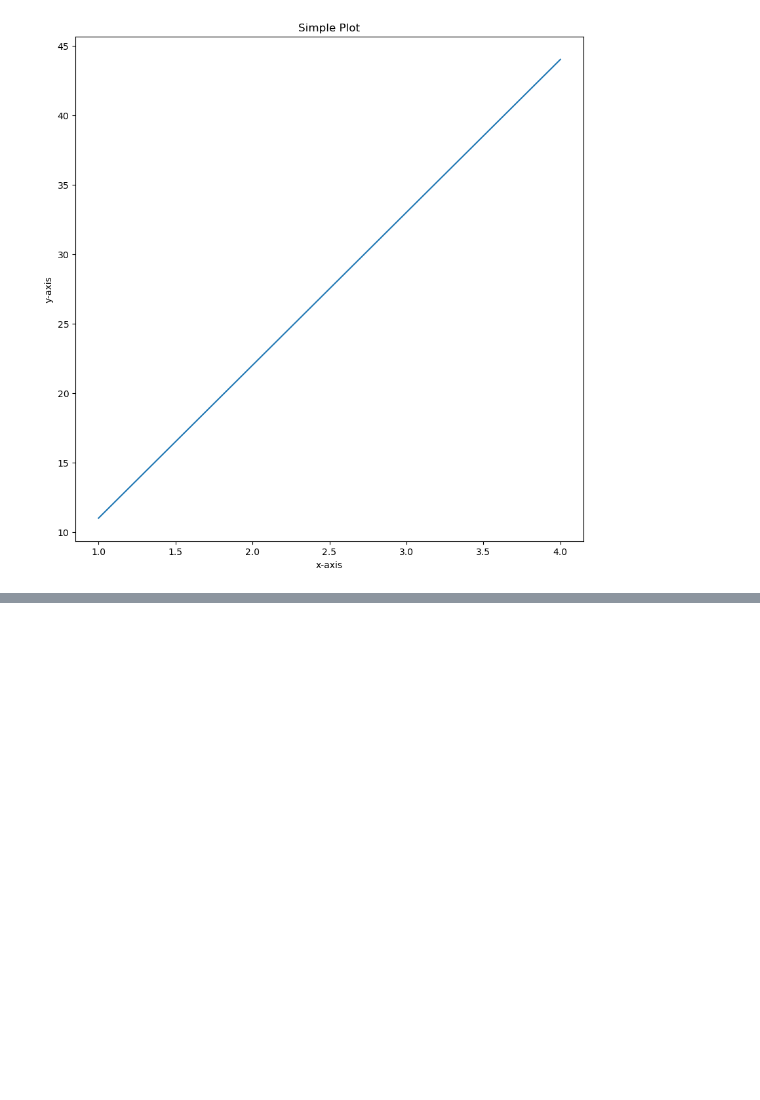
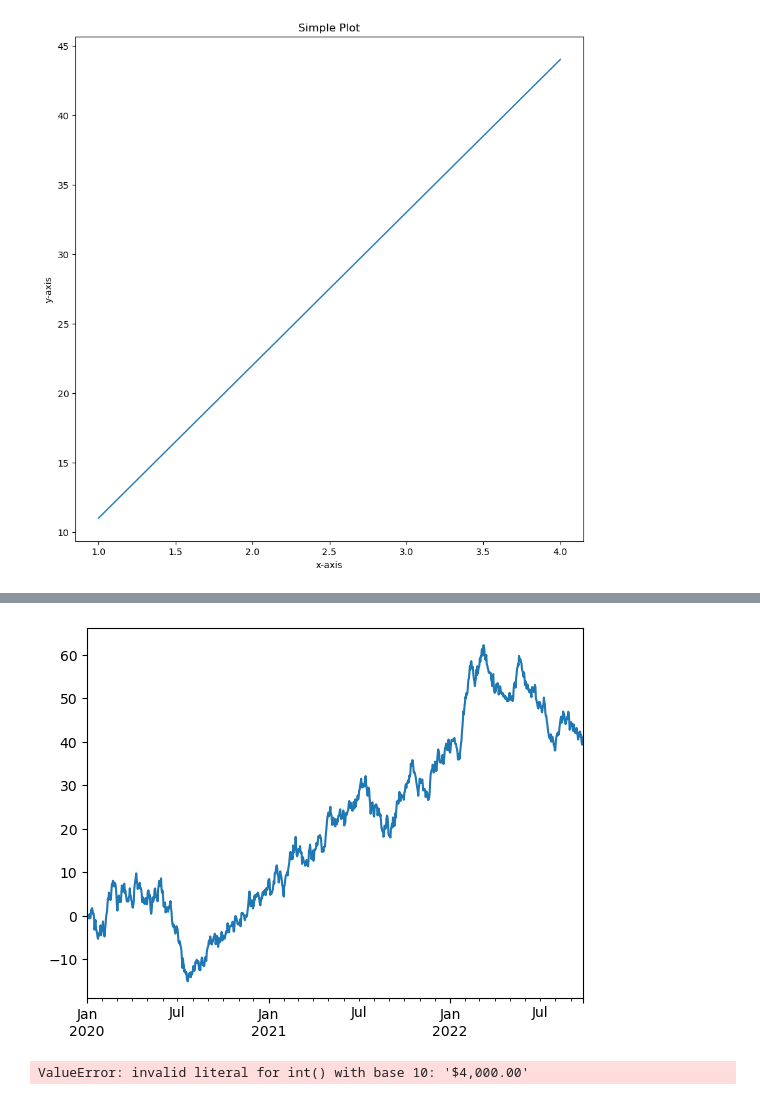
Before and after one commit to soumya0424/AI-ML, a Jupyter notebook: Matplotlib.ipynb, the cells around one changed output, grey strips where cells are left out. Saved outputs shown, nothing was run; the diff lists cells and outputs as text; code cells hidden in the pictures; blank space fills up the shorter version.

```diff
--- a/Matplotlib.ipynb
+++ b/Matplotlib.ipynb
@@ -144,0 +186,5 @@ ax4.hist(np.random.random)
+# %%
+ts = pd.Series(np.random.randn(1000) ,
+               index=pd.date_range("1/1/2020", periods=1000))
+ts = ts.cumsum()
+ts
@@ -144,0 +204,12 @@ ax4.hist(np.random.random)
+# %%
+ts.plot();
+# %% [output]
+[figure, added]
+# %%
+# Reassign price column to int
+car_sales["Price"] = car_sales["Price"].astype(int)
+
+# Plot scatter plot with price column as numeric
+car_sales.plot(x="Odometer (KM)", y="Price", kind="scatter");
+# %% [output]
+ValueError: invalid literal for int() with base 10: '$4,000.00'
```
Also changed, not shown: parts of 28 cells of this notebook, 1 other file.
